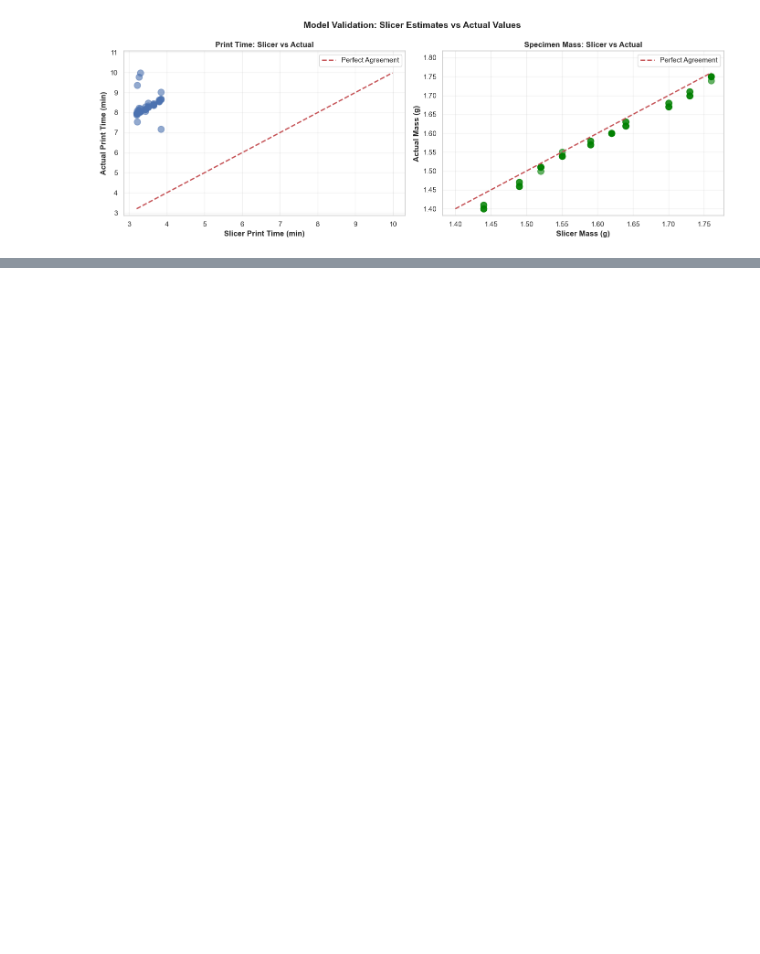
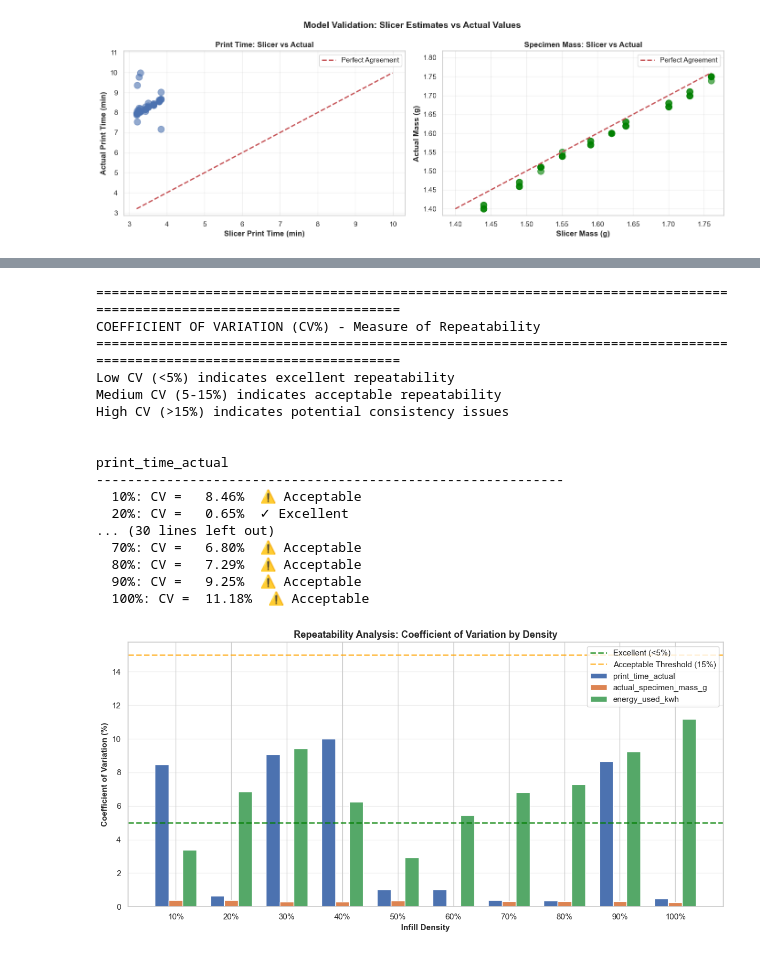
Before and after one commit to t1pen/PROJECT_OID, a Jupyter notebook: EDA.ipynb, the cells around one changed output, grey strips where cells are left out. Saved outputs shown, nothing was run; the diff lists cells and outputs as text; code cells hidden in the pictures; blank space fills up the shorter version.

```diff
--- a/EDA.ipynb
+++ b/EDA.ipynb
@@ -298,0 +463,72 @@ plt.show()
+# %%
+# 10. COEFFICIENT OF VARIATION (CV) BY DENSITY
+# Measures repeatability: Low CV = consistent results, High CV = potential issues
+
+print("\n" + "="*120)
+print("COEFFICIENT OF VARIATION (CV%) - Measure of Repeatability")
+print("="*120)
+print("Low CV (<5%) indicates excellent repeatability")
+print("Medium CV (5-15%) indicates acceptable repeatability")
+print("High CV (>15%) indicates potential consistency issues\n")
+
+cv_data = {}
+
+for col in summary_metrics:
+    cv_by_density = {}
+    for density in sorted(df['infill_density_percent'].unique()):
+        density_data = df[df['infill_density_percent'] == density][col]
+        mean_val = density_data.mean()
+        std_val = density_data.std()
+        cv = (std_val / mean_val * 100) if mean_val != 0 else 0
+        cv_by_density[f'{int(density)}%'] = cv
+
+    cv_data[col] = cv_by_density
+    print(f"\n{col}")
+    print("-" * 60)
+    for density, cv in cv_by_density.items():
+        quality = "✓ Excellent" if cv < 5 else ("⚠ Acceptable" if cv < 15 else "✗ High Variability")
+        print(f"  {density}: CV = {cv:6.2f}%  {quality}")
+
+# Visualize CV
+fig, ax = plt.subplots(figsize=(12, 6))
+
+densities = list(cv_data[summary_metrics[0]].keys())
+x = np.arange(len(densities))
+width = 0.25
+
+for idx, col in enumerate(summary_metrics):
+    cv_values = list(cv_data[col].values())
+    ax.bar(x + idx*width, cv_values, width, label=col)
+
+ax.axhline(y=5, color='green', linestyle='--', linewidth=2, alpha=0.7, label='Excellent (<5%)')
+ax.axhline(y=15, color='orange', linestyle='--', linewidth=2, alpha=0.7, label='Acceptable Threshold (15%)')
+
+ax.set_xlabel('Infill Density', fontweight='bold', fontsize=11)
+ax.set_ylabel('Coefficient of Variation (%)', fontweight='bold', fontsize=11)
+ax.set_title('Repeatability Analysis: Coefficient of Variation by Density', fontweight='bold', fontsize=13)
+ax.set_xticks(x + width)
+ax.set_xticklabels(densities)
+ax.legend()
+ax.grid(True, alpha=0.3, axis='y')
+
+plt.tight_layout()
+plt.show()
+# %% [output]
+========================================================================================================================
+COEFFICIENT OF VARIATION (CV%) - Measure of Repeatability
+========================================================================================================================
+Low CV (<5%) indicates excellent repeatability
+Medium CV (5-15%) indicates acceptable repeatability
+High CV (>15%) indicates potential consistency issues
+
+
+print_time_actual
+------------------------------------------------------------
+  10%: CV =   8.46%  ⚠ Acceptable
+  20%: CV =   0.65%  ✓ Excellent
+... (30 lines left out)
+  70%: CV =   6.80%  ⚠ Acceptable
+  80%: CV =   7.29%  ⚠ Acceptable
+  90%: CV =   9.25%  ⚠ Acceptable
+  100%: CV =  11.18%  ⚠ Acceptable
+[figure, added]
```
Also changed, not shown: parts of 21 cells of this notebook.
